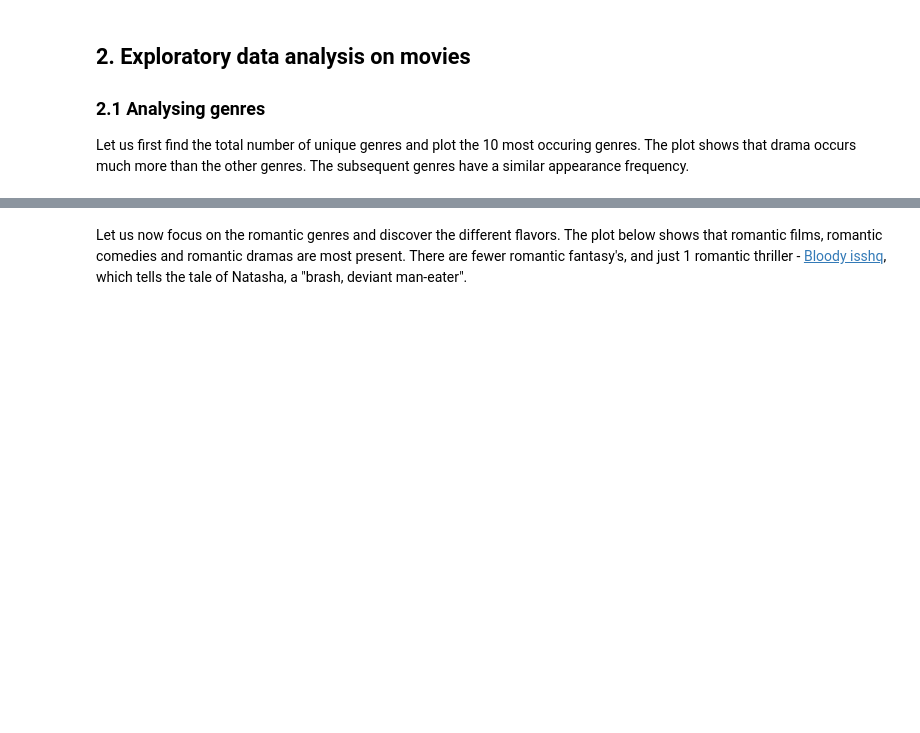
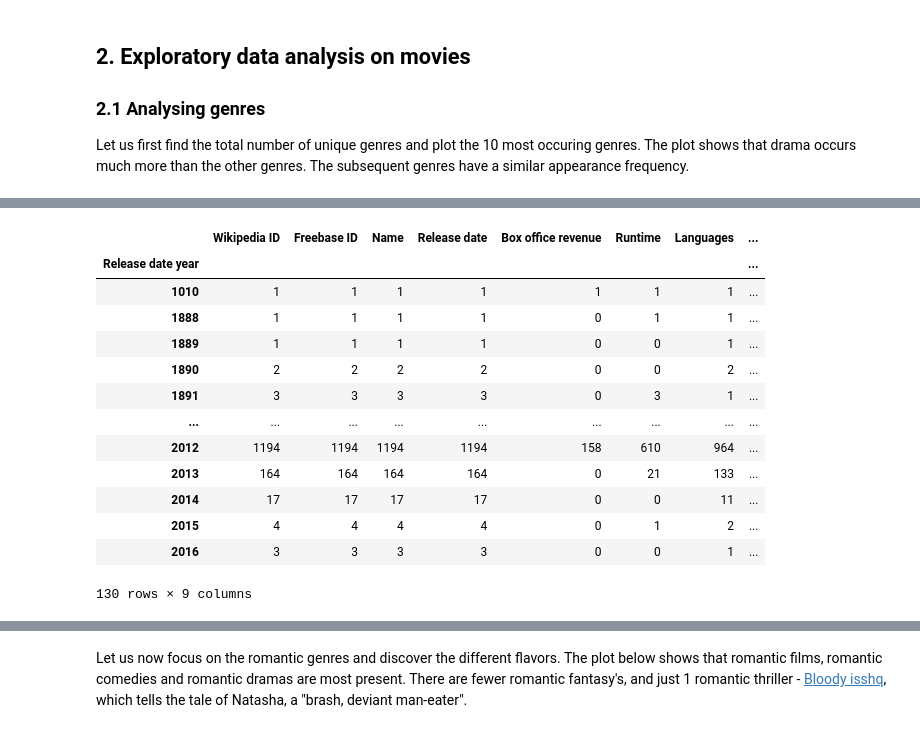
Before and after one commit to epfl-ada/ada-2022-project-toestewbrr, a Jupyter notebook: general_analysis.ipynb, the cells around one changed output, grey strips where cells are left out. Drawn from its saved outputs; the diff is of its cells as text; code cells hidden in the pictures; blank space fills up the shorter version.

```diff
--- a/general_analysis.ipynb
+++ b/general_analysis.ipynb
@@ -187,0 +267,20 @@ plt.show()
+# %%
+# Find the number of movie per decade in movie_df
+movie_df = movie_df[~movie_df['Release date'].isna()]
+movie_df['Release date year'] = movie_df['Release date'].apply(lambda x: int(str(x)[:4]))
+movie_df.groupby('Release date year').count()
+# %% [output]
+|  | Wikipedia ID | Freebase ID | Name | Release date | Box office revenue | Runtime | Languages | ... |
+| Release date year |  |  |  |  |  |  |  | ... |
+| 1010 | 1 | 1 | 1 | 1 | 1 | 1 | 1 | ... |
+| 1888 | 1 | 1 | 1 | 1 | 0 | 1 | 1 | ... |
+| 1889 | 1 | 1 | 1 | 1 | 0 | 0 | 1 | ... |
+| 1890 | 2 | 2 | 2 | 2 | 0 | 0 | 2 | ... |
+| 1891 | 3 | 3 | 3 | 3 | 0 | 3 | 1 | ... |
+| ... | ... | ... | ... | ... | ... | ... | ... | ... |
+| 2012 | 1194 | 1194 | 1194 | 1194 | 158 | 610 | 964 | ... |
+| 2013 | 164 | 164 | 164 | 164 | 0 | 21 | 133 | ... |
+| 2014 | 17 | 17 | 17 | 17 | 0 | 0 | 11 | ... |
+| 2015 | 4 | 4 | 4 | 4 | 0 | 1 | 2 | ... |
+| 2016 | 3 | 3 | 3 | 3 | 0 | 0 | 1 | ... |
+130 rows × 9 columns
```
Also changed, not shown: parts of 36 cells of this notebook.
